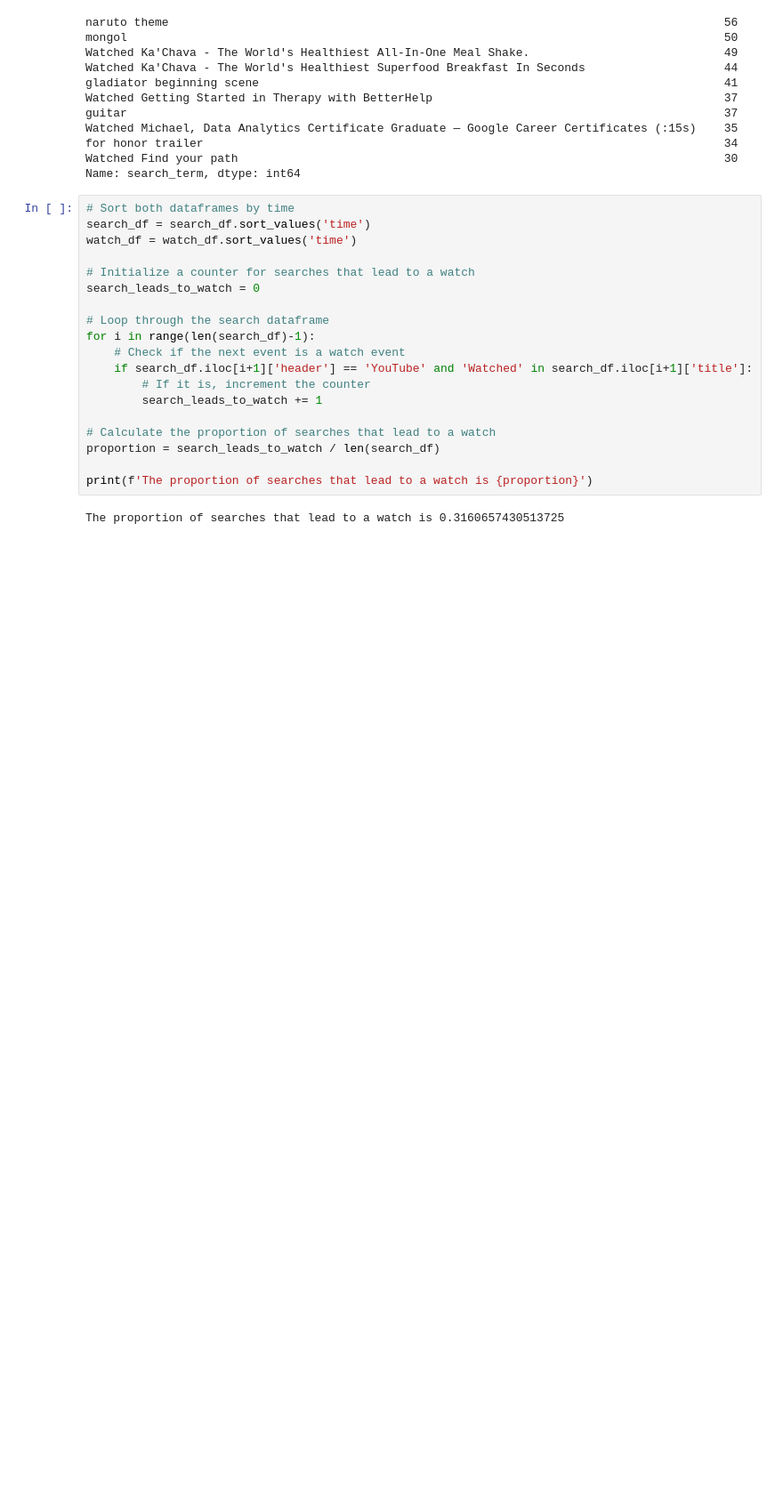
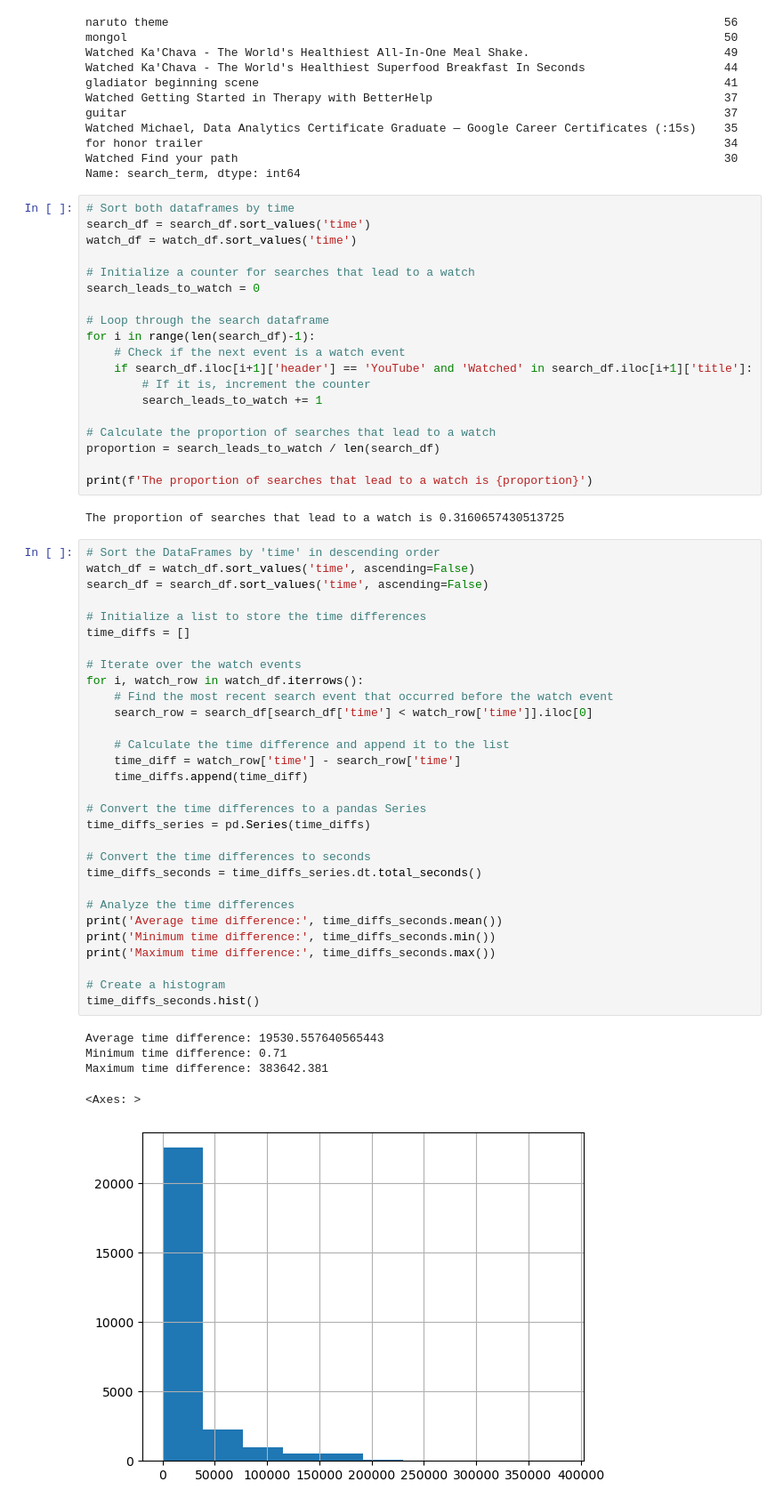
Before and after one commit to haochenmiao/Portfolio, a Jupyter notebook: Data Analyst Portfolio/Data Analysis/Youtube history analysis/analysis.ipynb, the cells around one changed output. Shown at 89% size. Saved outputs shown, nothing was run; the diff lists cells and outputs as text; blank space fills up the shorter version.

```diff
--- a/Data Analyst Portfolio/Data Analysis/Youtube history analysis/analysis.ipynb
+++ b/Data Analyst Portfolio/Data Analysis/Youtube history analysis/analysis.ipynb
@@ -491,3 +527,39 @@ proportion = search_leads_to_watch / len(search_df)
 print(f'The proportion of searches that lead to a watch is {proportion}')
 # %% [output]
 The proportion of searches that lead to a watch is 0.3160657430513725
+# %%
+# Sort the DataFrames by 'time' in descending order
+watch_df = watch_df.sort_values('time', ascending=False)
+search_df = search_df.sort_values('time', ascending=False)
+
+# Initialize a list to store the time differences
+time_diffs = []
+
+# Iterate over the watch events
+for i, watch_row in watch_df.iterrows():
+    # Find the most recent search event that occurred before the watch event
+    search_row = search_df[search_df['time'] < watch_row['time']].iloc[0]
+
+    # Calculate the time difference and append it to the list
+    time_diff = watch_row['time'] - search_row['time']
+    time_diffs.append(time_diff)
+
+# Convert the time differences to a pandas Series
+time_diffs_series = pd.Series(time_diffs)
+
+# Convert the time differences to seconds
+time_diffs_seconds = time_diffs_series.dt.total_seconds()
+
+# Analyze the time differences
+print('Average time difference:', time_diffs_seconds.mean())
+print('Minimum time difference:', time_diffs_seconds.min())
+print('Maximum time difference:', time_diffs_seconds.max())
+
+# Create a histogram
+time_diffs_seconds.hist()
+# %% [output]
+Average time difference: 19530.557640565443
+Minimum time difference: 0.71
+Maximum time difference: 383642.381
+<Axes: >
+[figure, added]
```
Also changed, not shown: parts of 14 cells of this notebook, 3 other files.
